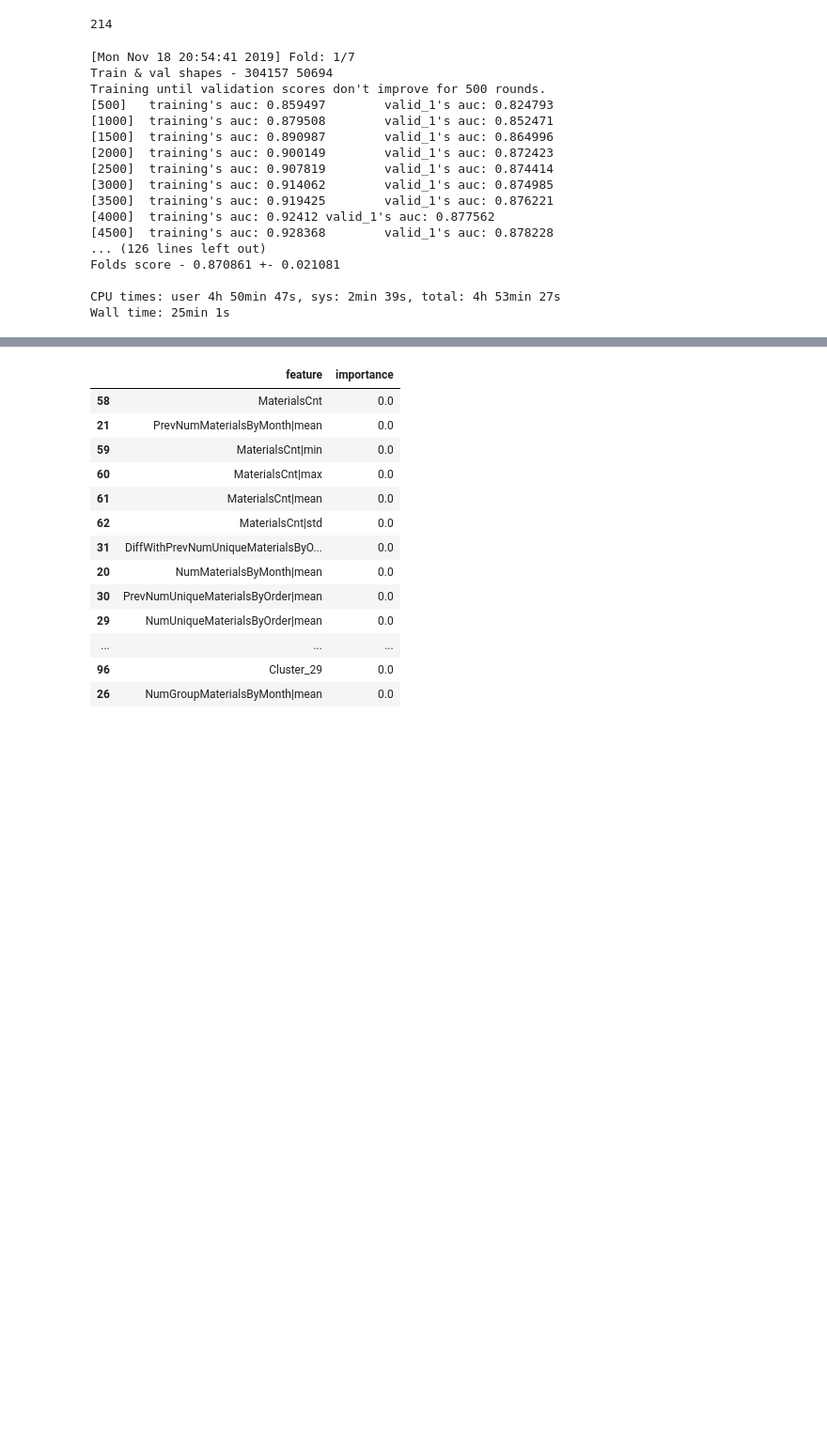
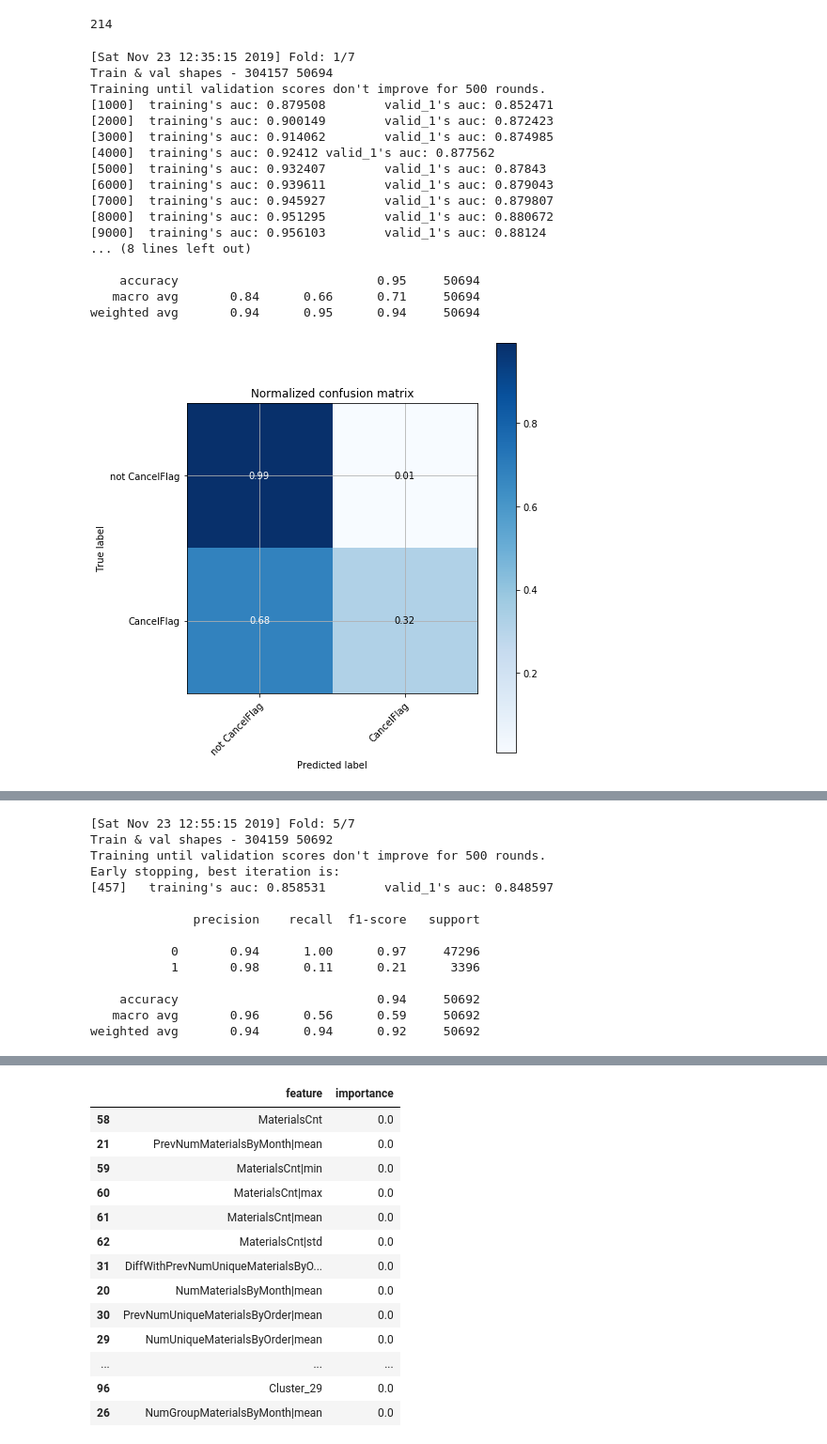
Before and after one commit to Ditwoo/sascompetitions-platypus, a Jupyter notebook: notebooks/light_lgbm.ipynb, the cells around one changed output, grey strips where cells are left out. Shown: that part at 94% size. Cells and saved outputs as stored; diff of their text form; code cells hidden in the pictures; blank space fills up the shorter version.

Commit message:
confusion matrix and classification summary

```diff
--- a/notebooks/light_lgbm.ipynb
+++ b/notebooks/light_lgbm.ipynb
@@ -101,18 +109,24 @@ test_df[target] = 0
 # %%
-def make_predictions(folds, train_dframe, test_dframe, model_params,
+def make_predictions(folds,
+                     train_dframe,
+                     test_dframe,
+                     model_params,
+                     features,
+                     target,
+                     categorical=[],
                      n_estimators=50_000, n_jobs=12,
                      verbose=10_000, early_stopping_rounds=200):
 
-    X, y = train_dframe[features2use], train_dframe[target]
-    P, P_y = test_dframe[features2use], train_df[target]
+    X, y = train_dframe[features], train_dframe[target]
+    P = test_dframe[features]
     num_folds = folds.n_splits
 
     oof_preds = np.zeros((len(train_dframe), 1))
     predictions = np.zeros((len(test_dframe), 1))
 
     feature_importance = ps.DataFrame.from_dict({
-        'feature': features2use,
-        'importance': np.zeros(len(features2use))
+        'feature': features,
+        'importance': np.zeros(len(features))
     })
     scores = []
 
@@ -120,32 +134,37 @@ def make_predictions(folds, train_dframe, test_dframe, model_params,
         print()
         print(f'[{time.ctime()}] Fold: {fold_ + 1}/{num_folds}', flush=True)
 
-        train_x, train_y = X.iloc[train_idx,:], y[train_idx]
-        valid_x, valid_y = X.iloc[valid_idx,:], y[valid_idx]
-#         pos_weight = np.sum(y == 0) / np.sum(y == 1)
+        train_x, train_y = X.iloc[train_idx,:], y.iloc[train_idx]
+        valid_x, valid_y = X.iloc[valid_idx,:], y.iloc[valid_idx]
+        print('Train & val shapes -', len(train_x), len(valid_y), flush=True)
+
+#         pos_weight = np.sum(train_y == 0) / np.sum(train_y == 1)
+#         pos_weight *= 1e5
 #         print(f'Positive weight - {pos_weight}')
-
-        print('Train & val shapes -', len(train_x), len(valid_y), flush=True)
 
         model = lgb.LGBMClassifier(
             **model_params,
             n_estimators=n_estimators,
             n_jobs=n_jobs,
 #             scale_pos_weight=pos_weight,
+#             is_unbalance=True
         )
         model.fit(
             train_x, train_y,
             eval_set=[(train_x, train_y), (valid_x, valid_y)],
             early_stopping_rounds=early_stopping_rounds,
             verbose=verbose,
-            categorical_feature=categorical_features
+            categorical_feature=categorical
         )
         feature_importance['importance'] += model.feature_importances_ / num_folds
 
         valid_preds = model.predict_proba(valid_x, num_iteration=model.best_iteration_)[:, 1]
         oof_preds[valid_idx] = valid_preds.reshape(-1, 1)
 
-        # store fold scores
+        valid_pred_cls = model.predict(valid_x, num_iteration=model.best_iteration_)
+        print()
+        print(classification_report(valid_y, valid_pred_cls))
+        plot_confusion_matrix(valid_y, valid_pred_cls, classes=[f'not {target}', target], normalize=True)
         scores.append(roc_auc_score(valid_y.values, valid_preds))
 
         test_preds = model.predict_proba(P, num_iteration=model.best_iteration_)[:, 1]
@@ -180,29 +199,34 @@ folds = StratifiedKFold(n_splits=7, random_state=2019)
 # folds = KFold(n_splits=7, random_state=2019)
 # %%
 %%time
-test_df, oof_preds, fi = make_predictions(
+
+test_dframe, oof_preds, fi = make_predictions(
     folds,
-    train_df, test_df,
+    train_df,
+    test_df,
     params,
+    features=features2use,
+    target=target,
     n_jobs=os.cpu_count(),
-    verbose=500,
+    verbose=1_000,
     early_stopping_rounds=500
 )
 # %% [output]
-[Mon Nov 18 20:54:41 2019] Fold: 1/7
+[Sat Nov 23 12:35:15 2019] Fold: 1/7
 Train & val shapes - 304157 50694
 Training until validation scores don't improve for 500 rounds.
-[500]   training's auc: 0.859497        valid_1's auc: 0.824793
 [1000]  training's auc: 0.879508        valid_1's auc: 0.852471
-[1500]  training's auc: 0.890987        valid_1's auc: 0.864996
 [2000]  training's auc: 0.900149        valid_1's auc: 0.872423
-[2500]  training's auc: 0.907819        valid_1's auc: 0.874414
 [3000]  training's auc: 0.914062        valid_1's auc: 0.874985
-[3500]  training's auc: 0.919425        valid_1's auc: 0.876221
 [4000]  training's auc: 0.92412 valid_1's auc: 0.877562
-[4500]  training's auc: 0.928368        valid_1's auc: 0.878228
-... (126 lines left out)
-Folds score - 0.870861 +- 0.021081
+[5000]  training's auc: 0.932407        valid_1's auc: 0.87843
+[6000]  training's auc: 0.939611        valid_1's auc: 0.879043
+[7000]  training's auc: 0.945927        valid_1's auc: 0.879807
+[8000]  training's auc: 0.951295        valid_1's auc: 0.880672
+[9000]  training's auc: 0.956103        valid_1's auc: 0.88124
+... (8 lines left out)
 
-CPU times: user 4h 50min 47s, sys: 2min 39s, total: 4h 53min 27s
-Wall time: 25min 1s
+    accuracy                           0.95     50694
+   macro avg       0.84      0.66      0.71     50694
+weighted avg       0.94      0.95      0.94     50694
+[figure, added]
@@ -208,0 +285,14 @@ Wall time: 25min 1s
+[Sat Nov 23 12:55:15 2019] Fold: 5/7
+Train & val shapes - 304159 50692
+Training until validation scores don't improve for 500 rounds.
+Early stopping, best iteration is:
+[457]   training's auc: 0.858531        valid_1's auc: 0.848597
+
+              precision    recall  f1-score   support
+
+           0       0.94      1.00      0.97     47296
+           1       0.98      0.11      0.21      3396
+
+    accuracy                           0.94     50692
+   macro avg       0.96      0.56      0.59     50692
+weighted avg       0.94      0.94      0.92     50692
```
Also changed, not shown: parts of 12 cells of this notebook.
